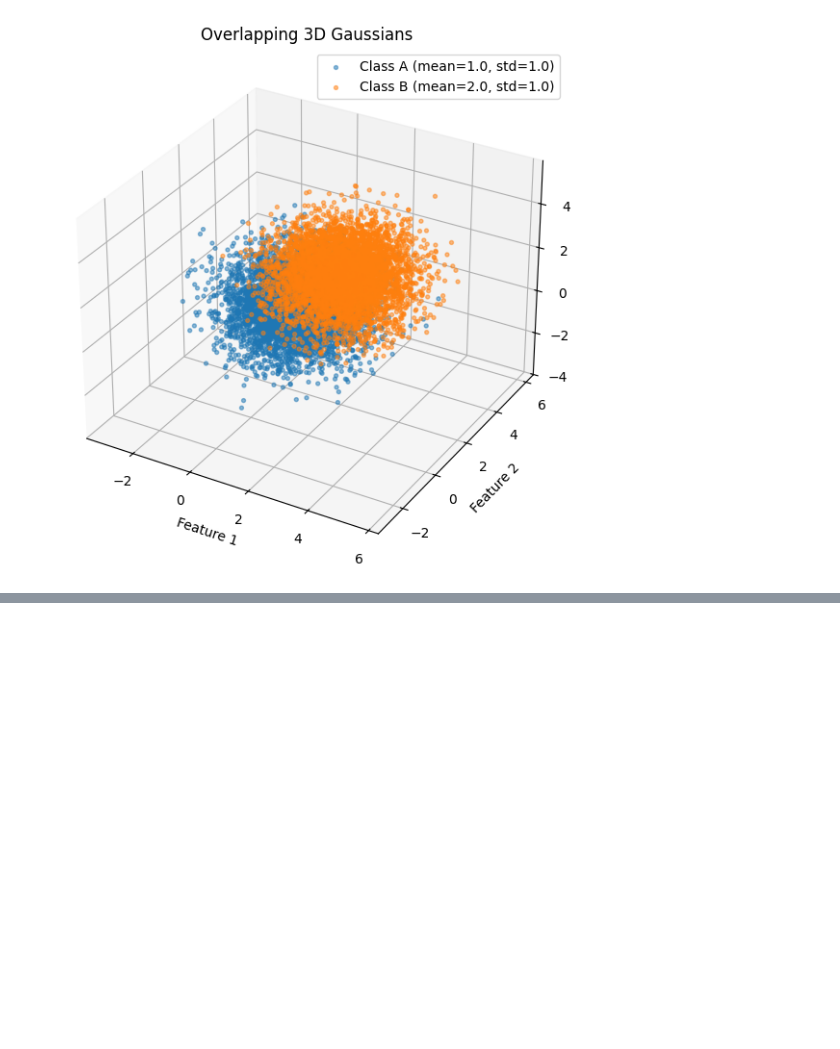
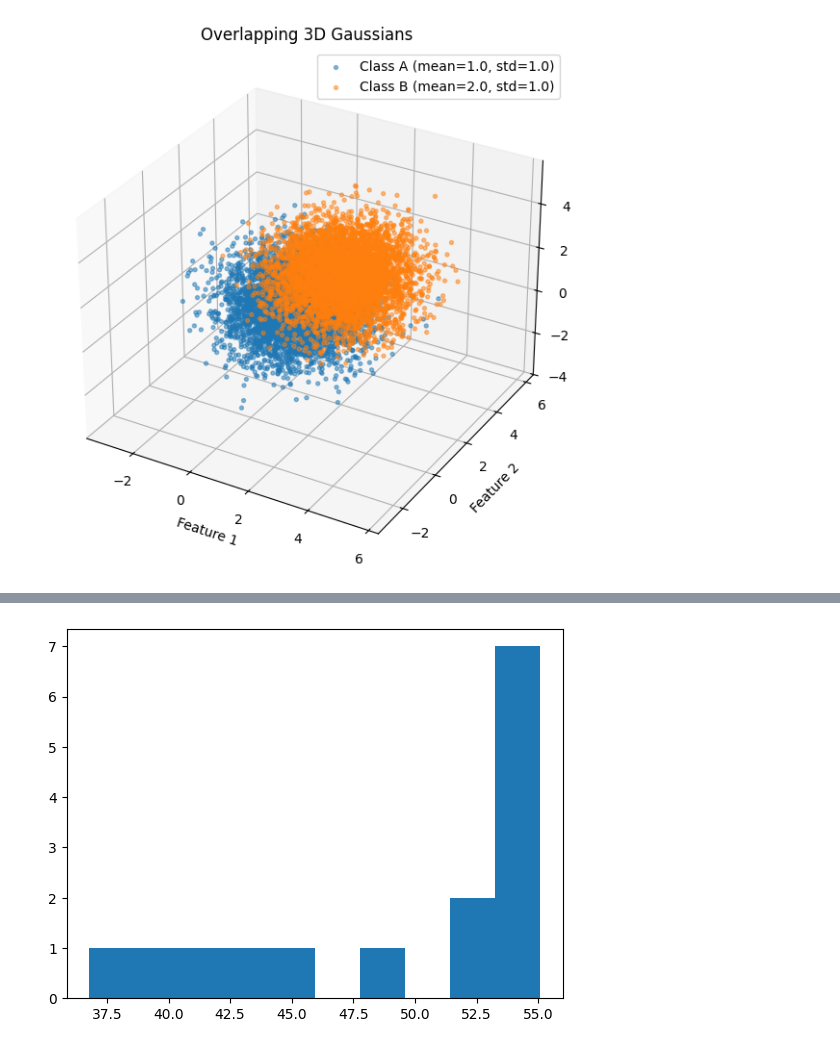
Before and after one commit to jonathankabala/xgboost_benchmark, a Jupyter notebook: src/misc.ipynb, the cells around one changed output, grey strips where cells are left out. Cells and saved outputs as stored; diff of their text form; code cells hidden in the pictures; blank space fills up the shorter version.

```diff
--- a/src/misc.ipynb
+++ b/src/misc.ipynb
@@ -226,0 +146,6 @@ plt.show()
+# %%
+
+plt.hist(df.boosts_per_sec_mean)
+plt.show()
+# %% [output]
+[figure, added]
```
Also changed, not shown: parts of 5 cells of this notebook, 2 other files.
